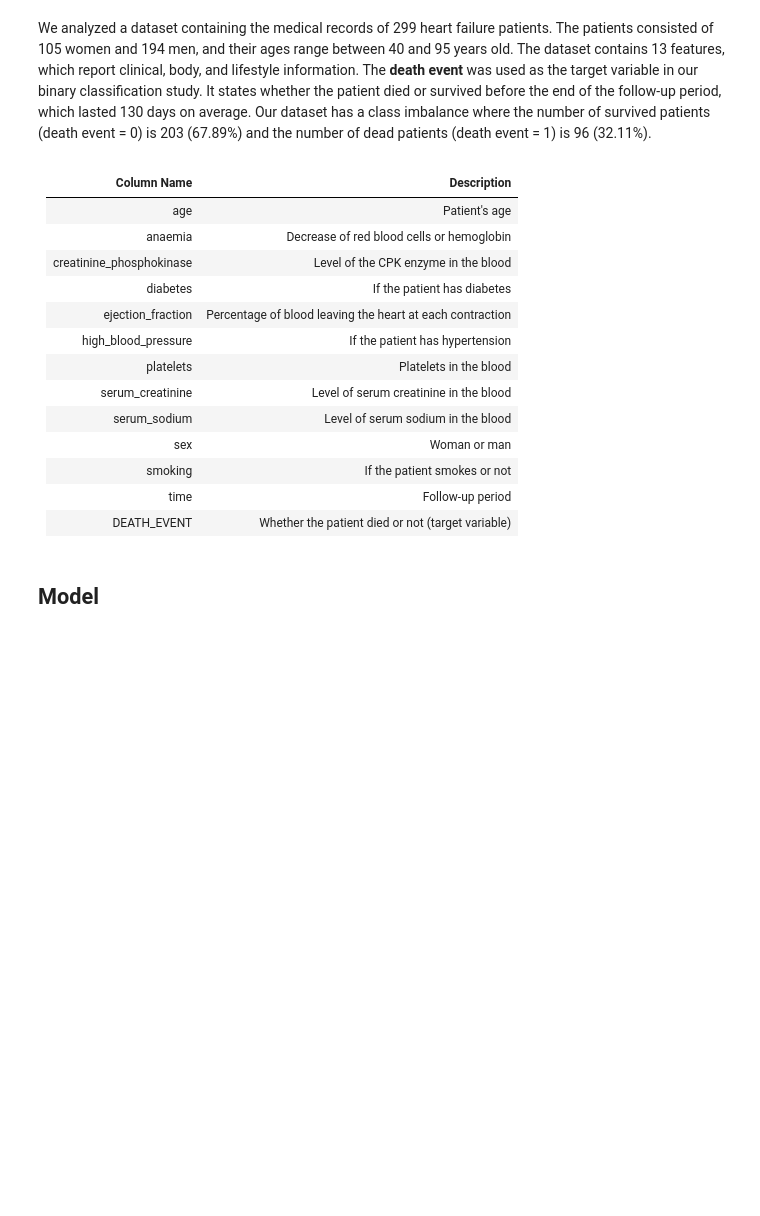
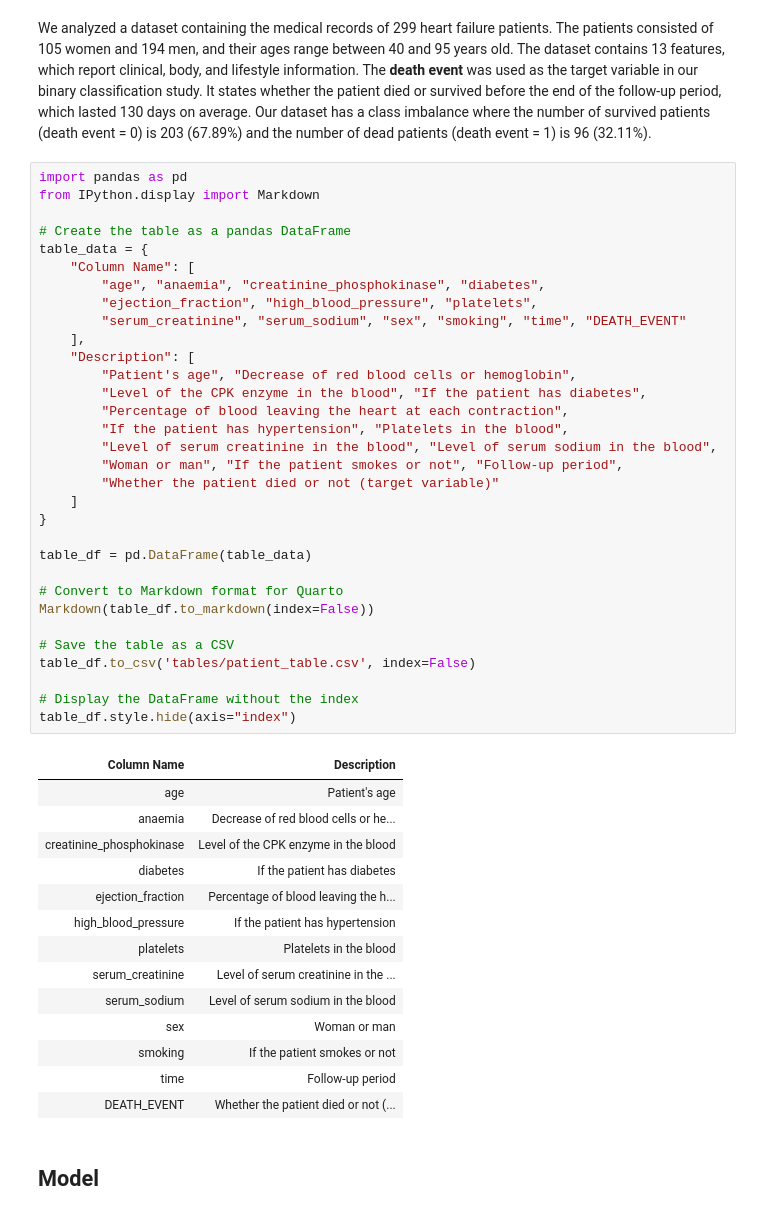
Before and after one commit to UBC-MDS/heart-failure-analysis, a Jupyter notebook: heart-failure-analysis.ipynb, the cells around one changed output. Cells and saved outputs as stored; diff of their text form; blank space fills up the shorter version.

```diff
--- a/heart-failure-analysis.ipynb
+++ b/heart-failure-analysis.ipynb
@@ -18,22 +18,53 @@ Cardiovascular diseases are responsible for approximately 17 million deaths glob
 ## Data
 # %% [markdown]
 We analyzed a dataset containing the medical records of 299 heart failure patients. The patients consisted of 105 women and 194 men, and their ages range between 40 and 95 years old. The dataset contains 13 features, which report clinical, body, and lifestyle information. The **death event** was used as the target variable in our binary classification study. It states whether the patient died or survived before the end of the follow-up period, which lasted 130 days on average. Our dataset has a class imbalance where the number of survived patients (death event = 0) is 203 (67.89%) and the number of dead patients (death event = 1) is 96 (32.11%).
-# %% [markdown]
-| Column Name            | Description                                                  |
-|------------------------|--------------------------------------------------------------|
-| age                    | Patient's age                                          |
-| anaemia                | Decrease of red blood cells or hemoglobin                    |
-| creatinine_phosphokinase| Level of the CPK enzyme in the blood                        |
-| diabetes               | If the patient has diabetes                                  |
-| ejection_fraction      | Percentage of blood leaving the heart at each contraction    |
-| high_blood_pressure    | If the patient has hypertension                              |
-| platelets              | Platelets in the blood                                       |
-| serum_creatinine       | Level of serum creatinine in the blood                       |
-| serum_sodium           | Level of serum sodium in the blood                           |
-| sex                    | Woman or man                                                 |
-| smoking                | If the patient smokes or not                                 |
-| time                   | Follow-up period                                             |
-| DEATH_EVENT            | Whether the patient died or not (target variable)            |
+# %%
+import pandas as pd
+from IPython.display import Markdown
+
+# Create the table as a pandas DataFrame
+table_data = {
+    "Column Name": [
+        "age", "anaemia", "creatinine_phosphokinase", "diabetes",
+        "ejection_fraction", "high_blood_pressure", "platelets",
+        "serum_creatinine", "serum_sodium", "sex", "smoking", "time", "DEATH_EVENT"
+    ],
+    "Description": [
+        "Patient's age", "Decrease of red blood cells or hemoglobin",
+        "Level of the CPK enzyme in the blood", "If the patient has diabetes",
+        "Percentage of blood leaving the heart at each contraction",
+        "If the patient has hypertension", "Platelets in the blood",
+        "Level of serum creatinine in the blood", "Level of serum sodium in the blood",
+        "Woman or man", "If the patient smokes or not", "Follow-up period",
+        "Whether the patient died or not (target variable)"
+    ]
+}
+
+table_df = pd.DataFrame(table_data)
+
+# Convert to Markdown format for Quarto
+Markdown(table_df.to_markdown(index=False))
+
+# Save the table as a CSV
+table_df.to_csv('tables/patient_table.csv', index=False)
+
+# Display the DataFrame without the index
+table_df.style.hide(axis="index")
+# %% [output]
+| Column Name | Description |
+| age | Patient's age |
+| anaemia | Decrease of red blood cells or he... |
+| creatinine_phosphokinase | Level of the CPK enzyme in the blood |
+| diabetes | If the patient has diabetes |
+| ejection_fraction | Percentage of blood leaving the h... |
+| high_blood_pressure | If the patient has hypertension |
+| platelets | Platelets in the blood |
+| serum_creatinine | Level of serum creatinine in the ... |
+| serum_sodium | Level of serum sodium in the blood |
+| sex | Woman or man |
+| smoking | If the patient smokes or not |
+| time | Follow-up period |
+| DEATH_EVENT | Whether the patient died or not (... |
 # %% [markdown]
 ## Model
 # %% [markdown]
```
Also changed, not shown: parts of 5 cells of this notebook, 3 other files.
